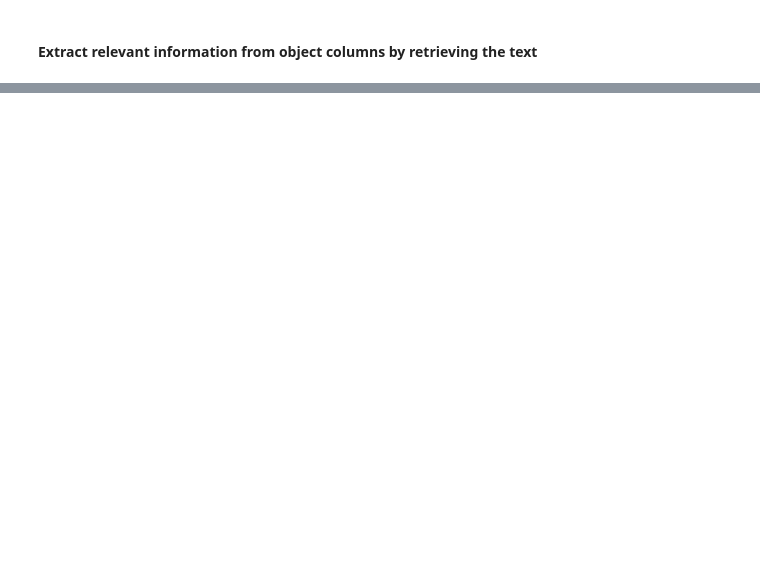
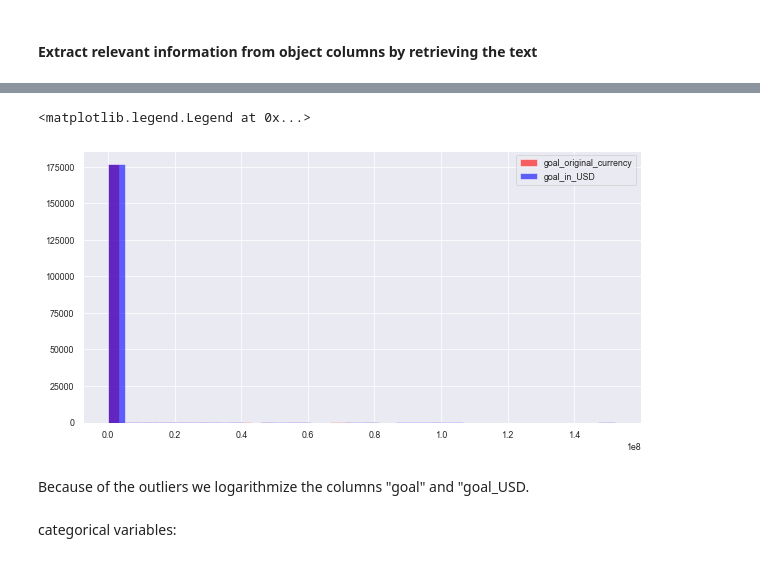
Before and after one commit to gabriel-hd73/kickstarter_2nd_project, a Jupyter notebook: Kickstarter_Project.ipynb, the cells around one changed output, grey strips where cells are left out. Cells and saved outputs as stored; diff of their text form; code cells hidden in the pictures; blank space fills up the shorter version.

```diff
--- a/Kickstarter_Project.ipynb
+++ b/Kickstarter_Project.ipynb
@@ -355,0 +593,2 @@ We need to retrieve the relevant information from the following columns:
+# %%
+df["word_count_blurb"]= df['blurb'].apply(lambda x: len(x.split()))
@@ -355,0 +597,2 @@ We need to retrieve the relevant information from the following columns:
+# %%
+df["length_name"]= df['name'].apply(lambda x: len(x))
@@ -355,0 +601,2 @@ We need to retrieve the relevant information from the following columns:
+# %%
+df["word_count_name"]= df['name'].apply(lambda x: len(x.split()))
@@ -355,0 +605,3 @@ We need to retrieve the relevant information from the following columns:
+# %%
+df["goal_USD"] = (df["static_usd_rate"]*df["goal"])
+df["goal_USD"].head()
@@ -355,0 +633,12 @@ We need to retrieve the relevant information from the following columns:
+# %%
+fig = plt.figure(figsize=(10,5))
+ax4= df['goal'].hist(bins=30, color='red', label='goal_original_currency', alpha=0.6)
+ax5 = df['goal_USD'].hist(bins=30, color='blue', label='goal_in_USD', alpha=0.6)
+plt.legend()
+# %% [output]
+<matplotlib.legend.Legend at 0x...>
+[figure, added]
+# %% [markdown]
+Because of the outliers we logarithmize the columns "goal" and "goal_USD.
+# %% [markdown]
+categorical variables:
```
Also changed, not shown: parts of 80 cells of this notebook.
